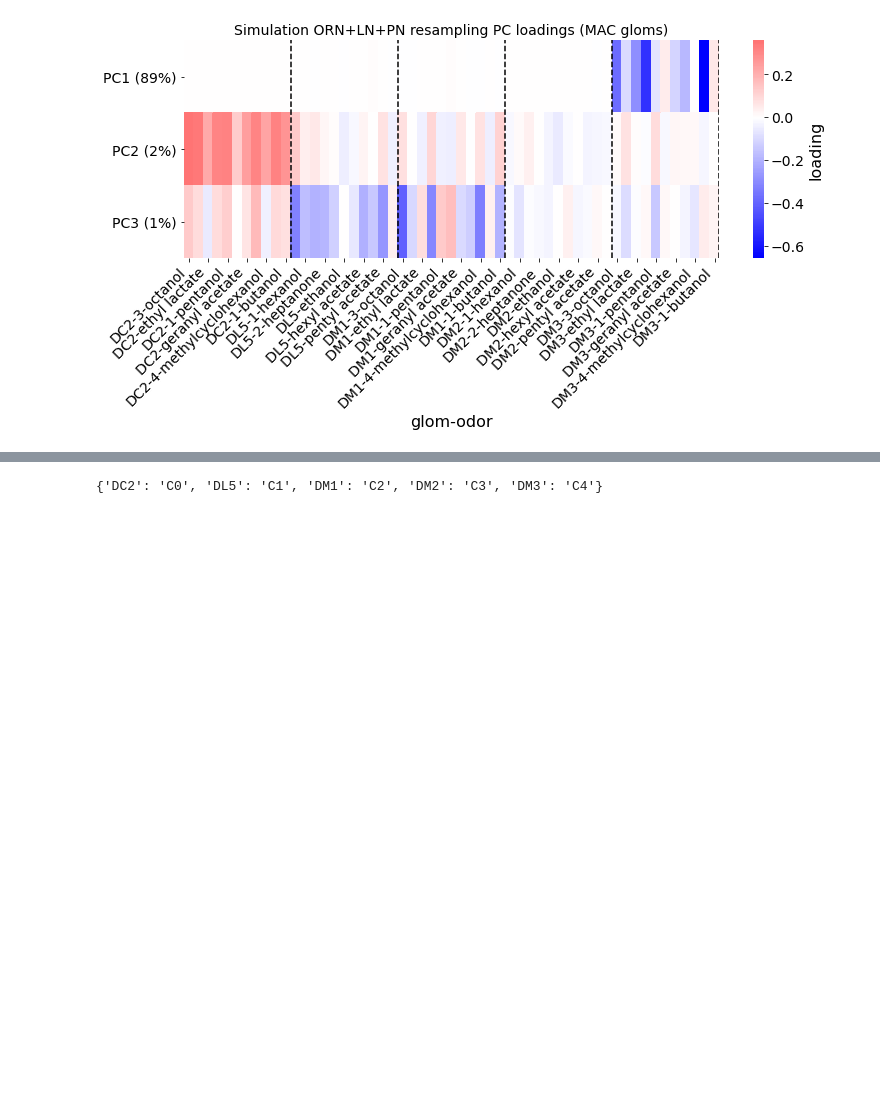
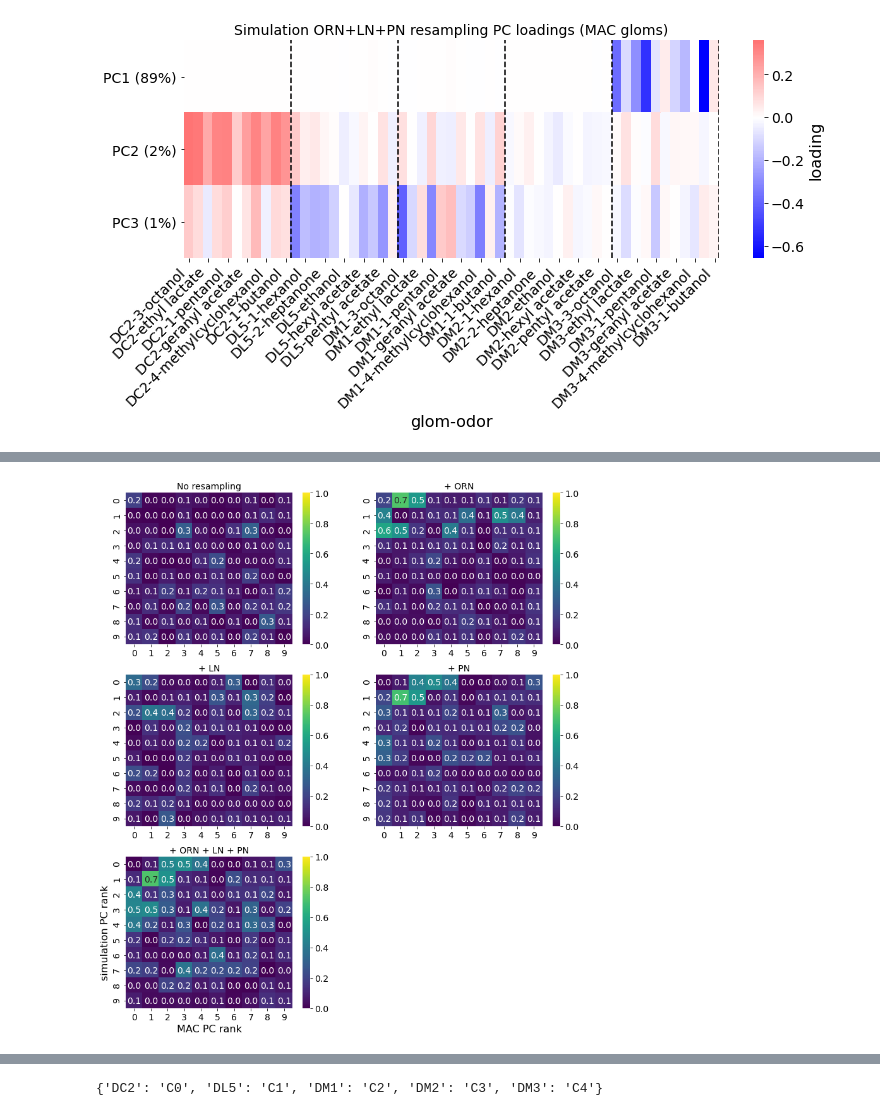
Before and after one commit to dlavrent/ALVariability, a Jupyter notebook: analysis/analyze_vars_resampling_behavior_prediction_and_PCA.ipynb, the cells around one changed output, grey strips where cells are left out. Cells and saved outputs as stored; diff of their text form; code cells hidden in the pictures; blank space fills up the shorter version.

```diff
--- a/analysis/analyze_vars_resampling_behavior_prediction_and_PCA.ipynb
+++ b/analysis/analyze_vars_resampling_behavior_prediction_and_PCA.ipynb
@@ -506,0 +572,42 @@ plt.show()
+# %%
+conds = ['No resampling', '+ ORN', '+ LN', '+ PN', '+ ORN + LN + PN']
+# %%
+nplot = 10
+nconds = len(conds)
+
+fig, axs = plt.subplots(3, 2, figsize=(13, 15))
+
+d_cond_grids = {}
+for ic in range(nconds):
+
+    # set axis
+    row_i = ic // 2
+    row_j = ic % 2
+    cur_ax = axs[row_i, row_j]
+
+    # get grid
+    cond = conds[ic]
+    pca_loadings = all_pca_loadings[cond]
+    rs_grid = np.zeros((nplot, nplot))
+    for i in range(nplot):
+        for j in range(nplot):
+            rs_grid[i, j] = np.abs(pearsonr(pca_loadings.iloc[:, i],
+                                     pca_loadings_df_MAC.iloc[:, j])[0])
+
+
+    sns.heatmap(rs_grid, vmin=0, vmax=1, cmap='viridis', fmt='.1f', annot=True, ax=cur_ax)
+    cur_ax.set_title(cond)
+
+    row_labs = [f'sim_PC_{i+1}' for i in range(nplot)]
+    col_labs = [f'MAC_PC_{i+1}' for i in range(nplot)]
+    d_cond_grids[cond] = pd.DataFrame(rs_grid, index=row_labs, columns=col_labs)
+    d_cond_grids[cond+'_var_explained'] = all_pca_vars_explained[cond]
+
+axs[-1, -1].axis('off')
+axs[-1, 0].set_xlabel('MAC PC rank')
+axs[-1, 0].set_ylabel('simulation PC rank')
+plt.show()
+
+pickle.dump(d_cond_grids, open('sim_MAC_PCA_resampling_no_cone.p', 'wb'))
+# %% [output]
+[figure, added]
```
Also changed, not shown: parts of 3 cells of this notebook, 2 other files.
